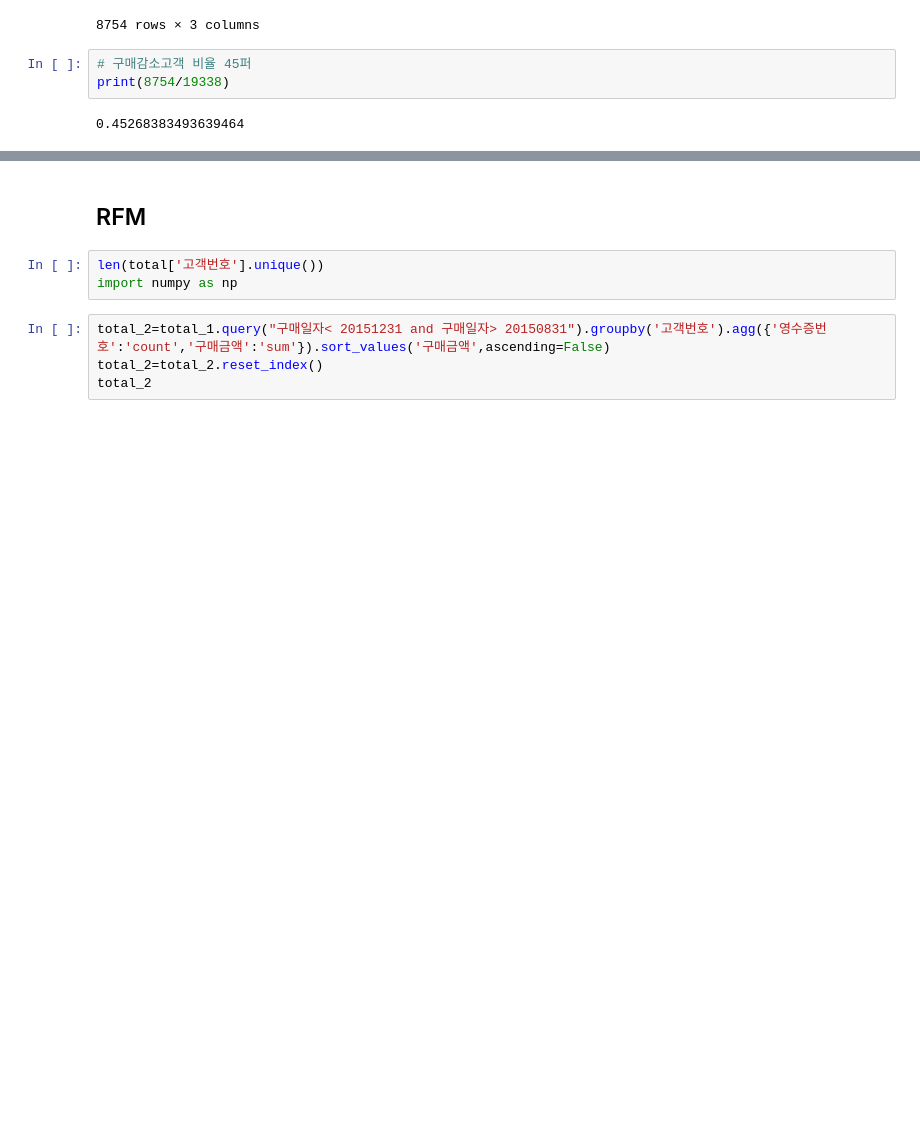
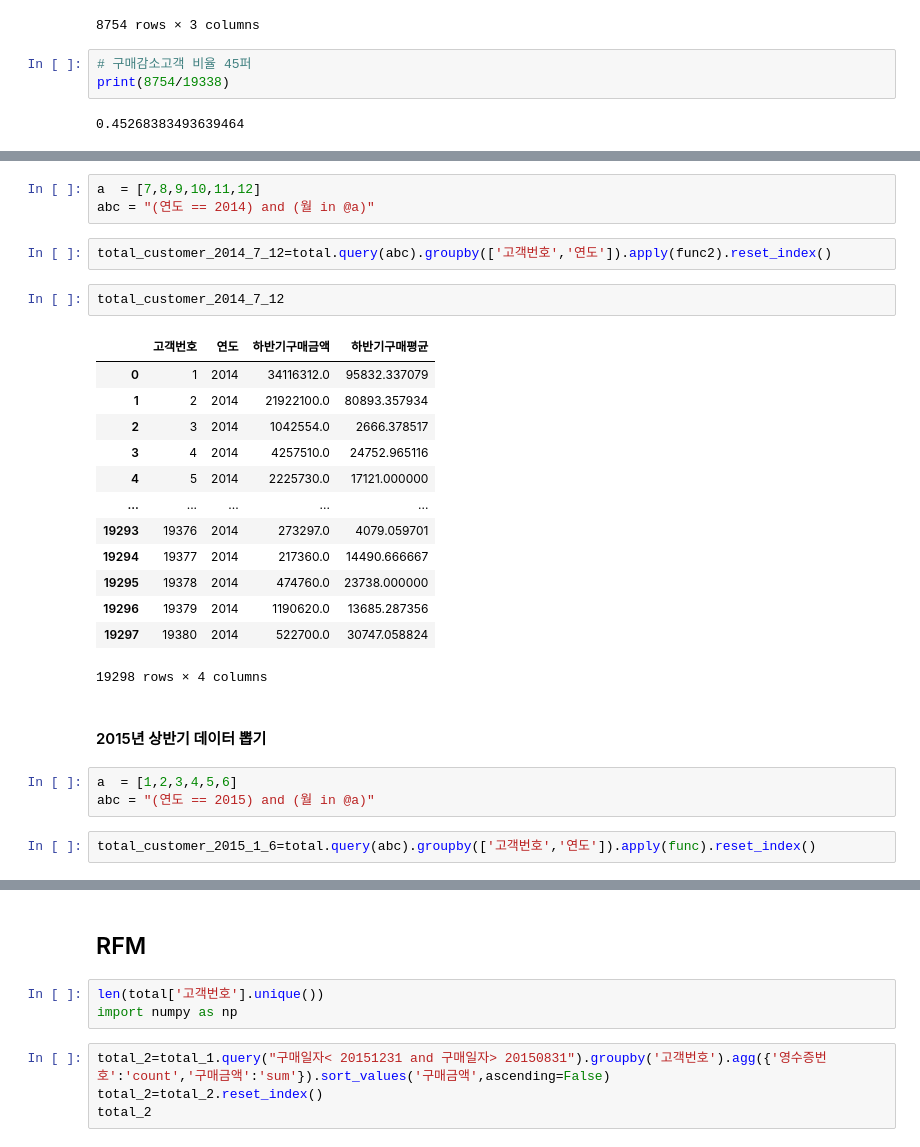
Before and after one commit to ttma333/python, a Jupyter notebook: 2차프로젝트2022_12_21.ipynb, the cells around one changed output, grey strips where cells are left out. Cells and saved outputs as stored; diff of their text form; blank space fills up the shorter version.

```diff
--- a/2차프로젝트2022_12_21.ipynb
+++ b/2차프로젝트2022_12_21.ipynb
@@ -412,0 +513,28 @@ print(8754/19338)
+# %%
+a  = [7,8,9,10,11,12]
+abc = "(연도 == 2014) and (월 in @a)"
+# %%
+total_customer_2014_7_12=total.query(abc).groupby(['고객번호','연도']).apply(func2).reset_index()
+# %%
+total_customer_2014_7_12
+# %% [output]
+|  | 고객번호 | 연도 | 하반기구매금액 | 하반기구매평균 |
+| 0 | 1 | 2014 | 34116312.0 | 95832.337079 |
+| 1 | 2 | 2014 | 21922100.0 | 80893.357934 |
+| 2 | 3 | 2014 | 1042554.0 | 2666.378517 |
+| 3 | 4 | 2014 | 4257510.0 | 24752.965116 |
+| 4 | 5 | 2014 | 2225730.0 | 17121.000000 |
+| ... | ... | ... | ... | ... |
+| 19293 | 19376 | 2014 | 273297.0 | 4079.059701 |
+| 19294 | 19377 | 2014 | 217360.0 | 14490.666667 |
+| 19295 | 19378 | 2014 | 474760.0 | 23738.000000 |
+| 19296 | 19379 | 2014 | 1190620.0 | 13685.287356 |
+| 19297 | 19380 | 2014 | 522700.0 | 30747.058824 |
+19298 rows × 4 columns
+# %% [markdown]
+#### 2015년 상반기 데이터 뽑기
+# %%
+a  = [1,2,3,4,5,6]
+abc = "(연도 == 2015) and (월 in @a)"
+# %%
+total_customer_2015_1_6=total.query(abc).groupby(['고객번호','연도']).apply(func).reset_index()
```
Also changed, not shown: parts of 36 cells of this notebook.
